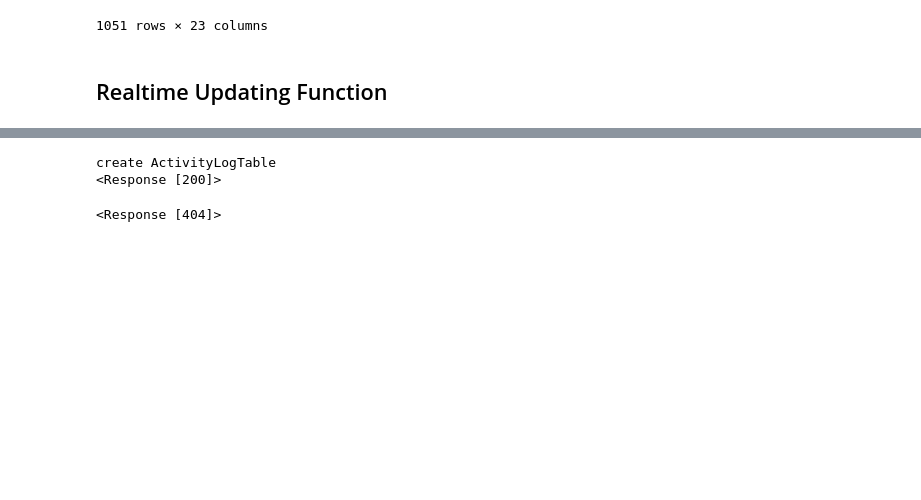
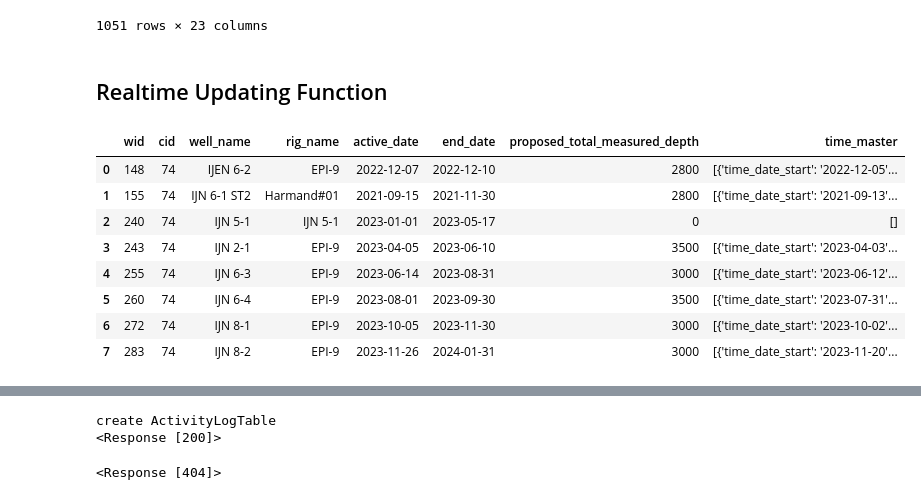
Before and after one commit to jiunx7174/MIH-Dashboard-Project, a Jupyter notebook: Streamlit_App_v3/Notebook/00_DataRealtimePipeline.ipynb, the cells around one changed output, grey strips where cells are left out. Saved outputs shown, nothing was run; the diff lists cells and outputs as text; code cells hidden in the pictures; blank space fills up the shorter version.

```diff
--- a/Streamlit_App_v3/Notebook/00_DataRealtimePipeline.ipynb
+++ b/Streamlit_App_v3/Notebook/00_DataRealtimePipeline.ipynb
@@ -899,0 +847,15 @@ PostCon
+# %%
+UserAuthDict = {'data':{'user_cid':'1'}}
+
+IO_Data.getAvailableCompanyDF(UserAuthDict)
+IO_Data.getAvailableWellDF('MCG', UserAuthDict)
+# %% [output]
+|  | wid | cid | well_name | rig_name | active_date | end_date | proposed_total_measured_depth | time_master |
+| 0 | 148 | 74 | IJEN 6-2 | EPI-9 | 2022-12-07 | 2022-12-10 | 2800 | [{'time_date_start': '2022-12-05'... |
+| 1 | 155 | 74 | IJN 6-1 ST2 | Harmand#01 | 2021-09-15 | 2021-11-30 | 2800 | [{'time_date_start': '2021-09-13'... |
+| 2 | 240 | 74 | IJN 5-1 | IJN 5-1 | 2023-01-01 | 2023-05-17 | 0 | [] |
+| 3 | 243 | 74 | IJN 2-1 | EPI-9 | 2023-04-05 | 2023-06-10 | 3500 | [{'time_date_start': '2023-04-03'... |
+| 4 | 255 | 74 | IJN 6-3 | EPI-9 | 2023-06-14 | 2023-08-31 | 3000 | [{'time_date_start': '2023-06-12'... |
+| 5 | 260 | 74 | IJN 6-4 | EPI-9 | 2023-08-01 | 2023-09-30 | 3500 | [{'time_date_start': '2023-07-31'... |
+| 6 | 272 | 74 | IJN 8-1 | EPI-9 | 2023-10-05 | 2023-11-30 | 3000 | [{'time_date_start': '2023-10-02'... |
+| 7 | 283 | 74 | IJN 8-2 | EPI-9 | 2023-11-26 | 2024-01-31 | 3000 | [{'time_date_start': '2023-11-20'... |
```
Also changed, not shown: parts of 14 cells of this notebook, 2 other files.
